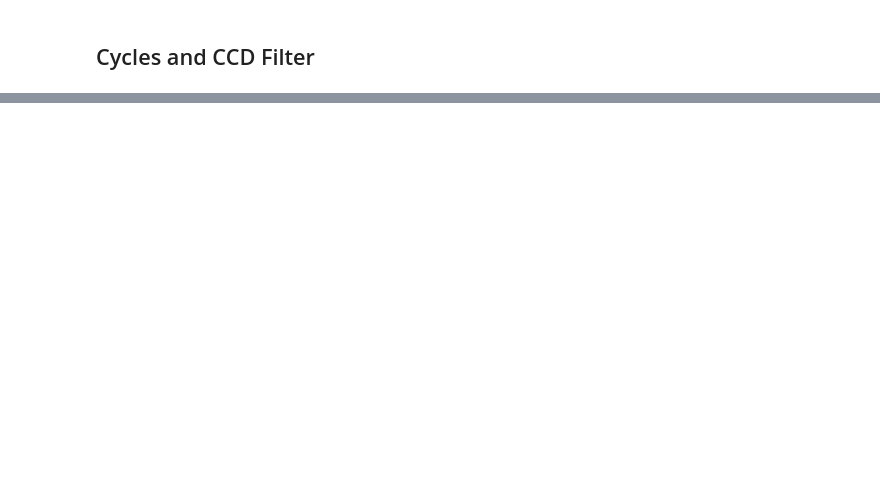
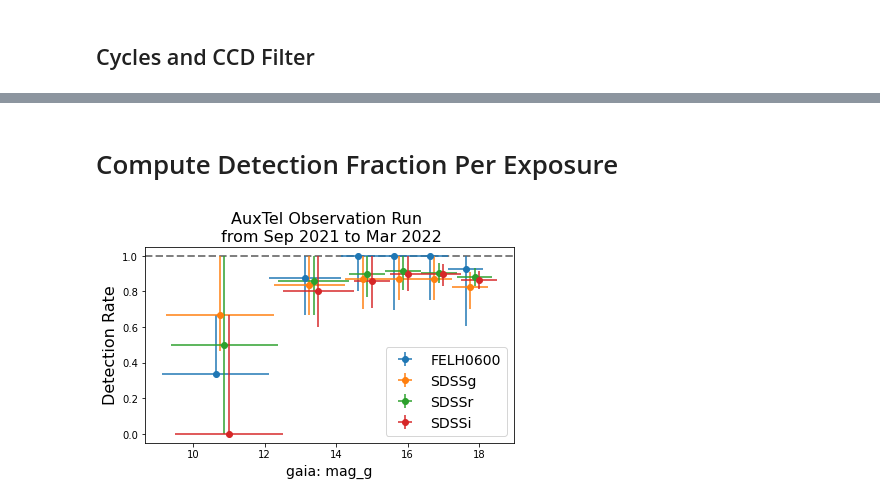
Before and after one commit to estevesjh/ComScratchStuff, a Jupyter notebook: AuxTel/sourceDetection/quickLookPlots.ipynb, the cells around one changed output, grey strips where cells are left out. Saved outputs shown, nothing was run; the diff lists cells and outputs as text; code cells hidden in the pictures; blank space fills up the shorter version.

```diff
--- a/AuxTel/sourceDetection/quickLookPlots.ipynb
+++ b/AuxTel/sourceDetection/quickLookPlots.ipynb
@@ -234,0 +310,2 @@ plt.savefig('auxtel_detection_rate_cycle_filters_preliminary.png',facecolor='w',
+# %% [markdown]
+# Compute Detection Fraction Per Exposure
@@ -234,0 +321,2 @@ plt.savefig('auxtel_detection_rate_cycle_filters_preliminary.png',facecolor='w',
+# %%
+keys = list(chunks(expids, new_expids))
@@ -234,0 +335,41 @@ plt.savefig('auxtel_detection_rate_cycle_filters_preliminary.png',facecolor='w',
+# %%
+fDict2 = dict()
+mag_bins = np.linspace(10.2,18.,8)
+mag_bins = np.array([9.,12.,14.0,15.0,16.0,17.,18.])
+for li,mask in mask_list.items():
+    mbins, frac = compute_frac_bins_per_exposure(mag, mag_bins,
+                                                 (gaia&mask), (matched&mask), keys)
+    fDict2[li] = frac
+# %%
+mbins, frac = compute_frac_bins_per_exposure(mag, mag_bins,
+                                                 (gaia), (matched), keys)
+# %%
+def plot_bins(x, y, xerr, percentiles=[16,84],ax=None,color=None,**args):
+    if ax is None: ax = plt.axes()
+
+    ylow = np.nanpercentile(y,percentiles[0],axis=1)
+    yhig = np.nanpercentile(y,percentiles[1],axis=1)
+    ymean = np.nanmedian(y,axis=1)
+
+    p = ax.errorbar(x, ymean, xerr=xerr, yerr=[ymean-ylow,yhig-ymean],
+                color=color, fmt='o', **args)
+    return p[0].get_color()
+# %%
+ax = plt.axes()
+ax.axhline(1,color='gray',ls='--',lw=2)
+
+i = 0
+for col in fDict.keys():
+    if i>0:
+        color = plot_bins(mbins+0.125*i, fDict2[col], np.diff(mag_bins)/2., percentiles=[16,84], ax=ax, label=col)
+        #plot_curve(mvec, fDict[col], ax=ax, color=color)
+    i+=1
+plt.legend(fontsize=14,loc=4)
+
+plt.xlabel('gaia: mag_g',fontsize=14)
+plt.ylabel('Detection Rate',fontsize=16)
+plt.title('AuxTel Observation Run \n from Sep 2021 to Mar 2022',fontsize=16)
+plt.tight_layout()
+plt.savefig('auxtel_detection_rate_filters.png',facecolor='w',transparent=False,dpi=150)
+# %% [output]
+[figure, added]
```
Also changed, not shown: parts of 31 cells of this notebook, 17 other files.
